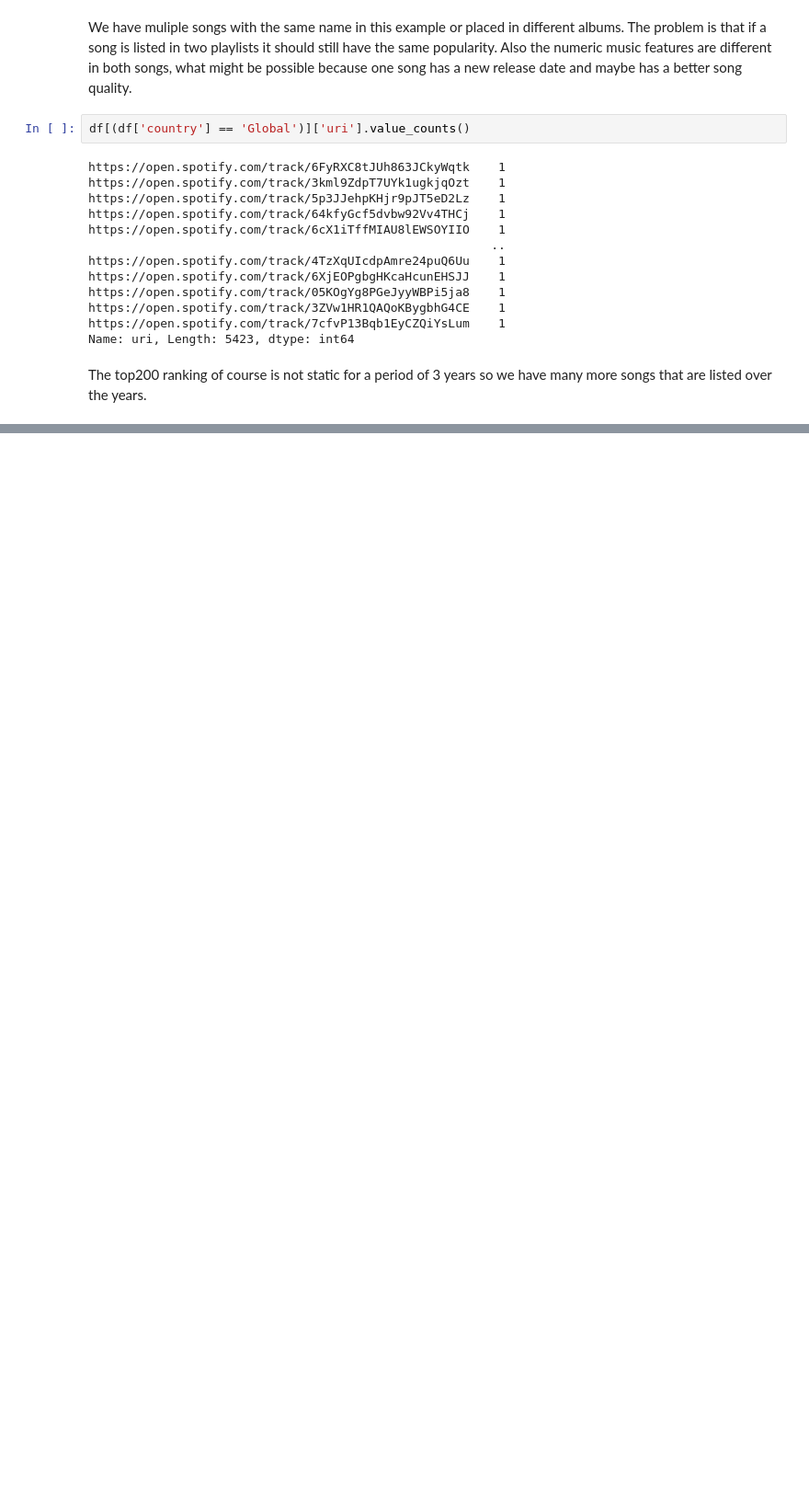
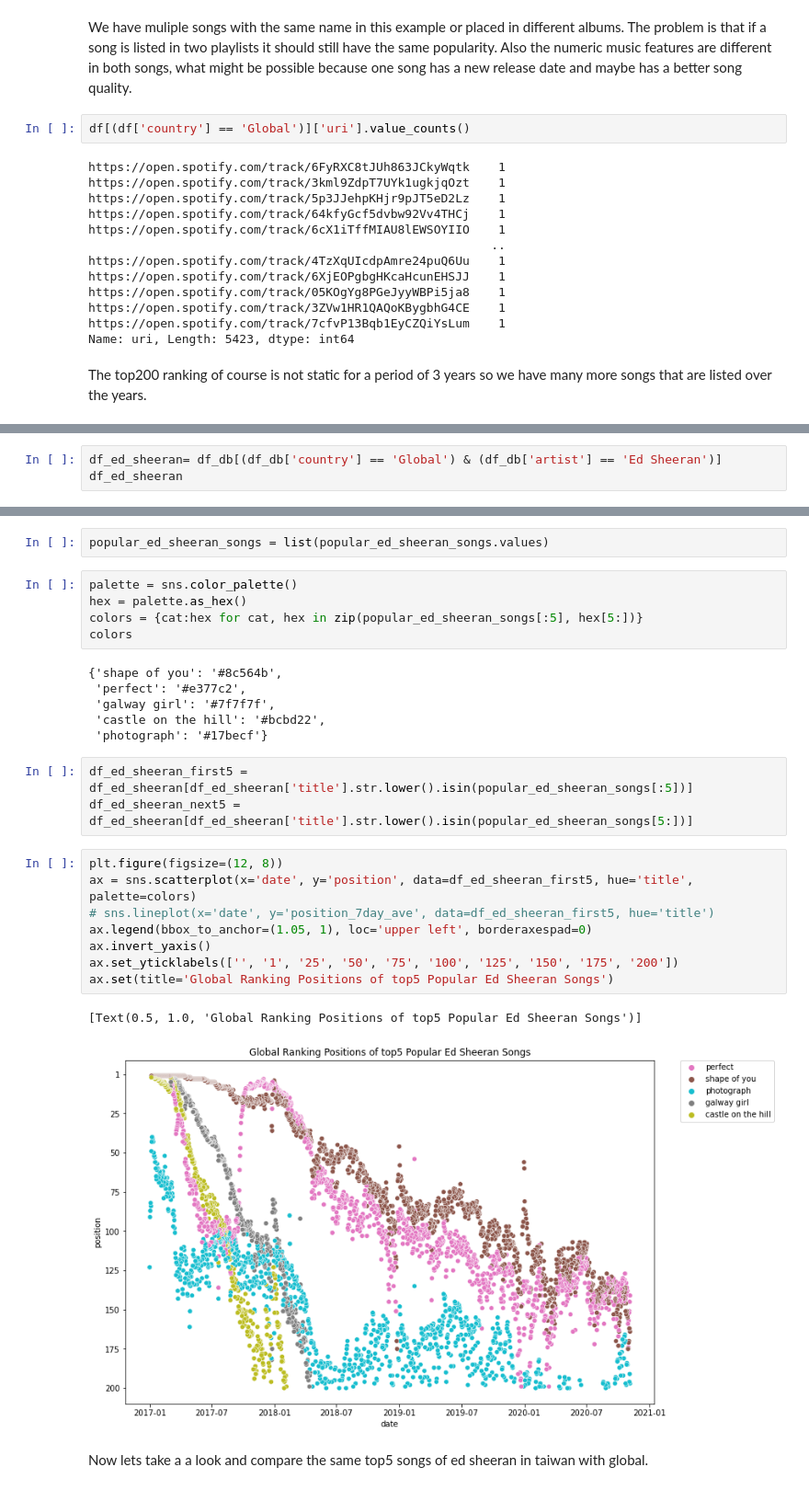
Before and after one commit to MaxiTrien/spotify-data-science-project, a Jupyter notebook: spotify-songs-eda-week2.ipynb, the cells around one changed output, grey strips where cells are left out. Shown at 92% size. Cells and saved outputs as stored; diff of their text form; blank space fills up the shorter version.

```diff
--- a/spotify-songs-eda-week2.ipynb
+++ b/spotify-songs-eda-week2.ipynb
@@ -91,0 +271,3 @@ df_numeric = df[['popularity', 'artist_followers', 'track_number', 'tracks_in_al
+# %%
+df_ed_sheeran= df_db[(df_db['country'] == 'Global') & (df_db['artist'] == 'Ed Sheeran')]
+df_ed_sheeran
@@ -91,0 +308,29 @@ df_numeric = df[['popularity', 'artist_followers', 'track_number', 'tracks_in_al
+# %%
+popular_ed_sheeran_songs = list(popular_ed_sheeran_songs.values)
+# %%
+palette = sns.color_palette()
+hex = palette.as_hex()
+colors = {cat:hex for cat, hex in zip(popular_ed_sheeran_songs[:5], hex[5:])}
+colors
+# %% [output]
+{'shape of you': '#8c564b',
+ 'perfect': '#e377c2',
+ 'galway girl': '#7f7f7f',
+ 'castle on the hill': '#bcbd22',
+ 'photograph': '#17becf'}
+# %%
+df_ed_sheeran_first5 = df_ed_sheeran[df_ed_sheeran['title'].str.lower().isin(popular_ed_sheeran_songs[:5])]
+df_ed_sheeran_next5 = df_ed_sheeran[df_ed_sheeran['title'].str.lower().isin(popular_ed_sheeran_songs[5:])]
+# %%
+plt.figure(figsize=(12, 8))
+ax = sns.scatterplot(x='date', y='position', data=df_ed_sheeran_first5, hue='title', palette=colors)
+# sns.lineplot(x='date', y='position_7day_ave', data=df_ed_sheeran_first5, hue='title')
+ax.legend(bbox_to_anchor=(1.05, 1), loc='upper left', borderaxespad=0)
+ax.invert_yaxis()
+ax.set_yticklabels(['', '1', '25', '50', '75', '100', '125', '150', '175', '200'])
+ax.set(title='Global Ranking Positions of top5 Popular Ed Sheeran Songs')
+# %% [output]
+[Text(0.5, 1.0, 'Global Ranking Positions of top5 Popular Ed Sheeran Songs')]
+[figure, added]
+# %% [markdown]
+Now lets take a a look and compare the same top5 songs of ed sheeran in taiwan with global.
```
Also changed, not shown: parts of 33 cells of this notebook.
